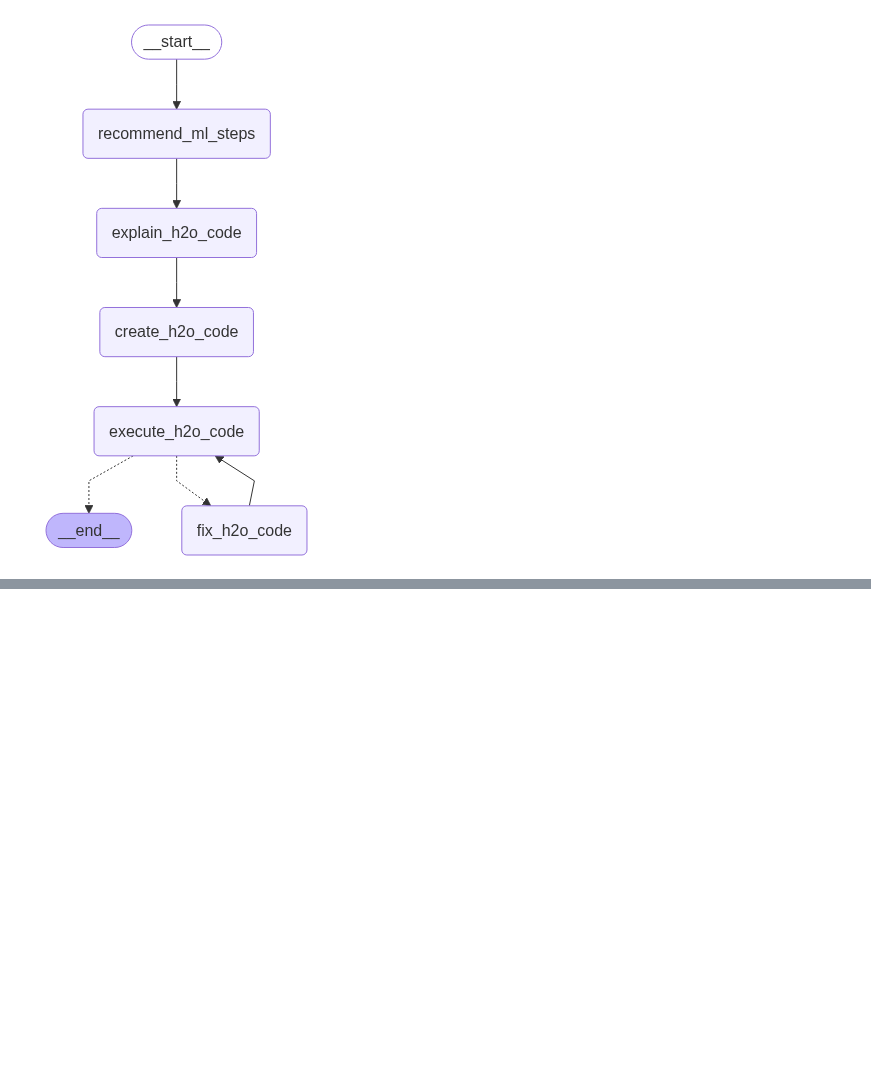
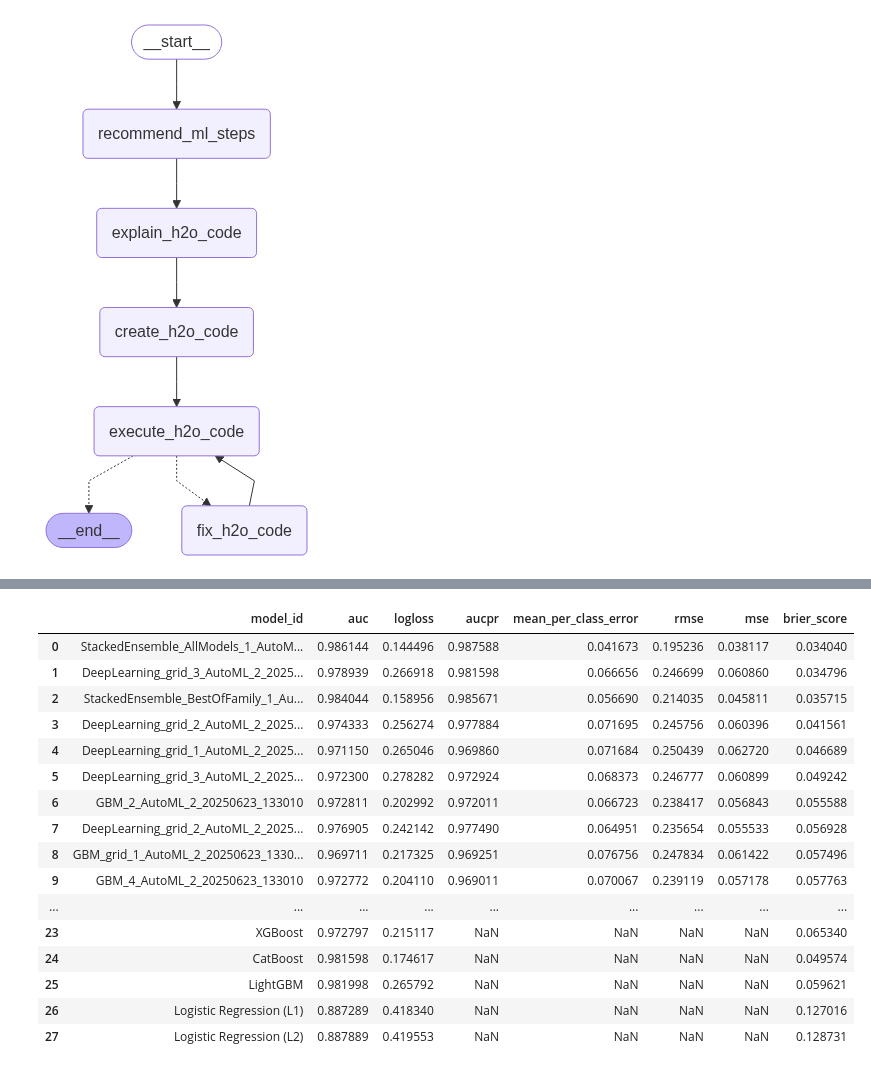
Before and after one commit to sanket1105/Langgraph_ML, a Jupyter notebook: script.ipynb, the cells around one changed output, grey strips where cells are left out. Drawn from its saved outputs; the diff is of its cells as text; code cells hidden in the pictures; blank space fills up the shorter version.

Commit message:
Modeling agent

```diff
--- a/script.ipynb
+++ b/script.ipynb
@@ -290,3 +275,23 @@ And if memory is not enough, you can set `force_col_wise=true`.
+# %%
+ml_agent.get_leaderboard()
+# %% [output]
+|  | model_id | auc | logloss | aucpr | mean_per_class_error | rmse | mse | brier_score |
+| 0 | StackedEnsemble_AllModels_1_AutoM... | 0.986144 | 0.144496 | 0.987588 | 0.041673 | 0.195236 | 0.038117 | 0.034040 |
+| 1 | DeepLearning_grid_3_AutoML_2_2025... | 0.978939 | 0.266918 | 0.981598 | 0.066656 | 0.246699 | 0.060860 | 0.034796 |
+| 2 | StackedEnsemble_BestOfFamily_1_Au... | 0.984044 | 0.158956 | 0.985671 | 0.056690 | 0.214035 | 0.045811 | 0.035715 |
+| 3 | DeepLearning_grid_2_AutoML_2_2025... | 0.974333 | 0.256274 | 0.977884 | 0.071695 | 0.245756 | 0.060396 | 0.041561 |
+| 4 | DeepLearning_grid_1_AutoML_2_2025... | 0.971150 | 0.265046 | 0.969860 | 0.071684 | 0.250439 | 0.062720 | 0.046689 |
+| 5 | DeepLearning_grid_3_AutoML_2_2025... | 0.972300 | 0.278282 | 0.972924 | 0.068373 | 0.246777 | 0.060899 | 0.049242 |
+| 6 | GBM_2_AutoML_2_20250623_133010 | 0.972811 | 0.202992 | 0.972011 | 0.066723 | 0.238417 | 0.056843 | 0.055588 |
+| 7 | DeepLearning_grid_2_AutoML_2_2025... | 0.976905 | 0.242142 | 0.977490 | 0.064951 | 0.235654 | 0.055533 | 0.056928 |
+| 8 | GBM_grid_1_AutoML_2_20250623_1330... | 0.969711 | 0.217325 | 0.969251 | 0.076756 | 0.247834 | 0.061422 | 0.057496 |
+| 9 | GBM_4_AutoML_2_20250623_133010 | 0.972772 | 0.204110 | 0.969011 | 0.070067 | 0.239119 | 0.057178 | 0.057763 |
+| ... | ... | ... | ... | ... | ... | ... | ... | ... |
+| 23 | XGBoost | 0.972797 | 0.215117 | NaN | NaN | NaN | NaN | 0.065340 |
+| 24 | CatBoost | 0.981598 | 0.174617 | NaN | NaN | NaN | NaN | 0.049574 |
+| 25 | LightGBM | 0.981998 | 0.265792 | NaN | NaN | NaN | NaN | 0.059621 |
+| 26 | Logistic Regression (L1) | 0.887289 | 0.418340 | NaN | NaN | NaN | NaN | 0.127016 |
+| 27 | Logistic Regression (L2) | 0.887889 | 0.419553 | NaN | NaN | NaN | NaN | 0.128731 |
 # %%
 import h2o
 
```
Also changed, not shown: parts of 3 cells of this notebook, 3 other files.
